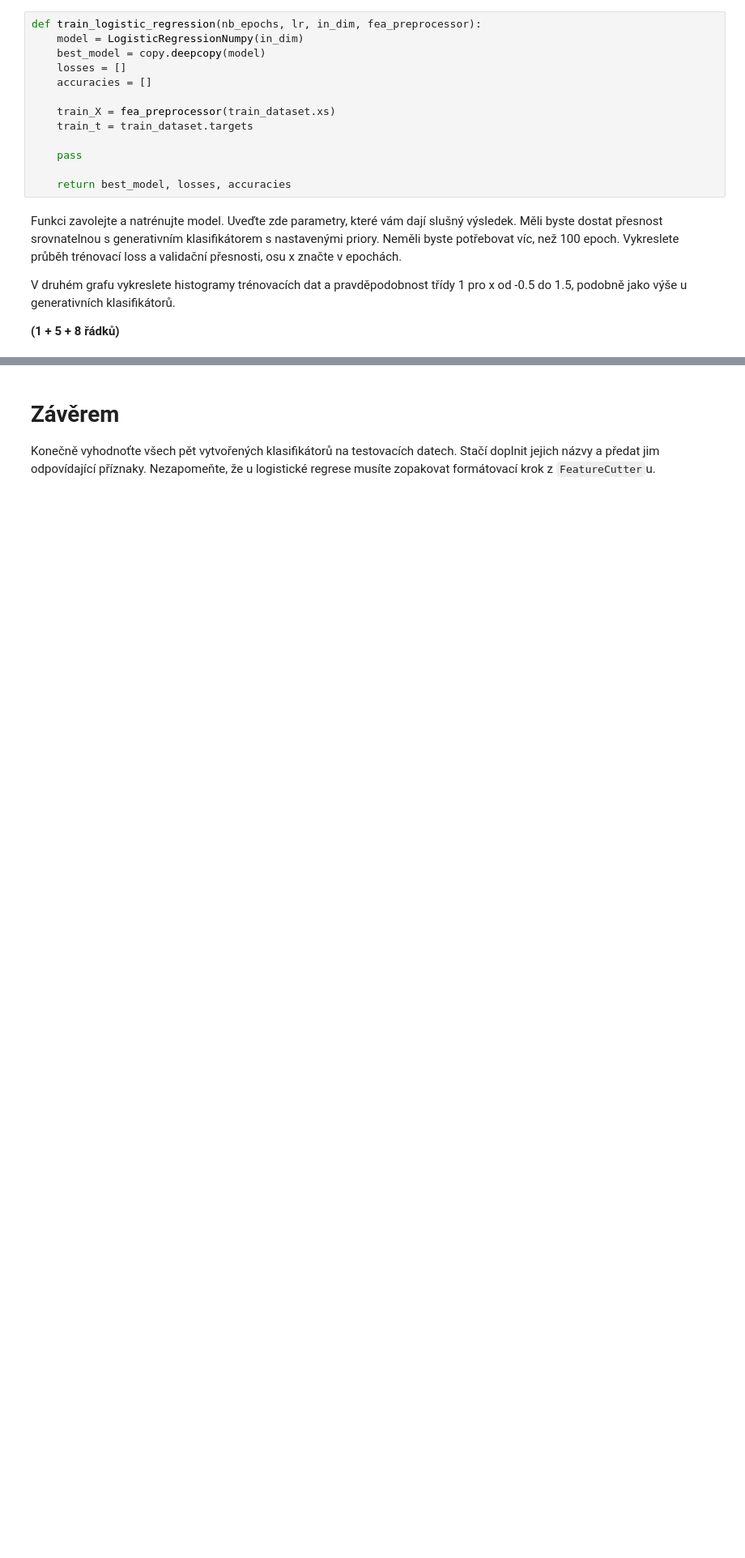
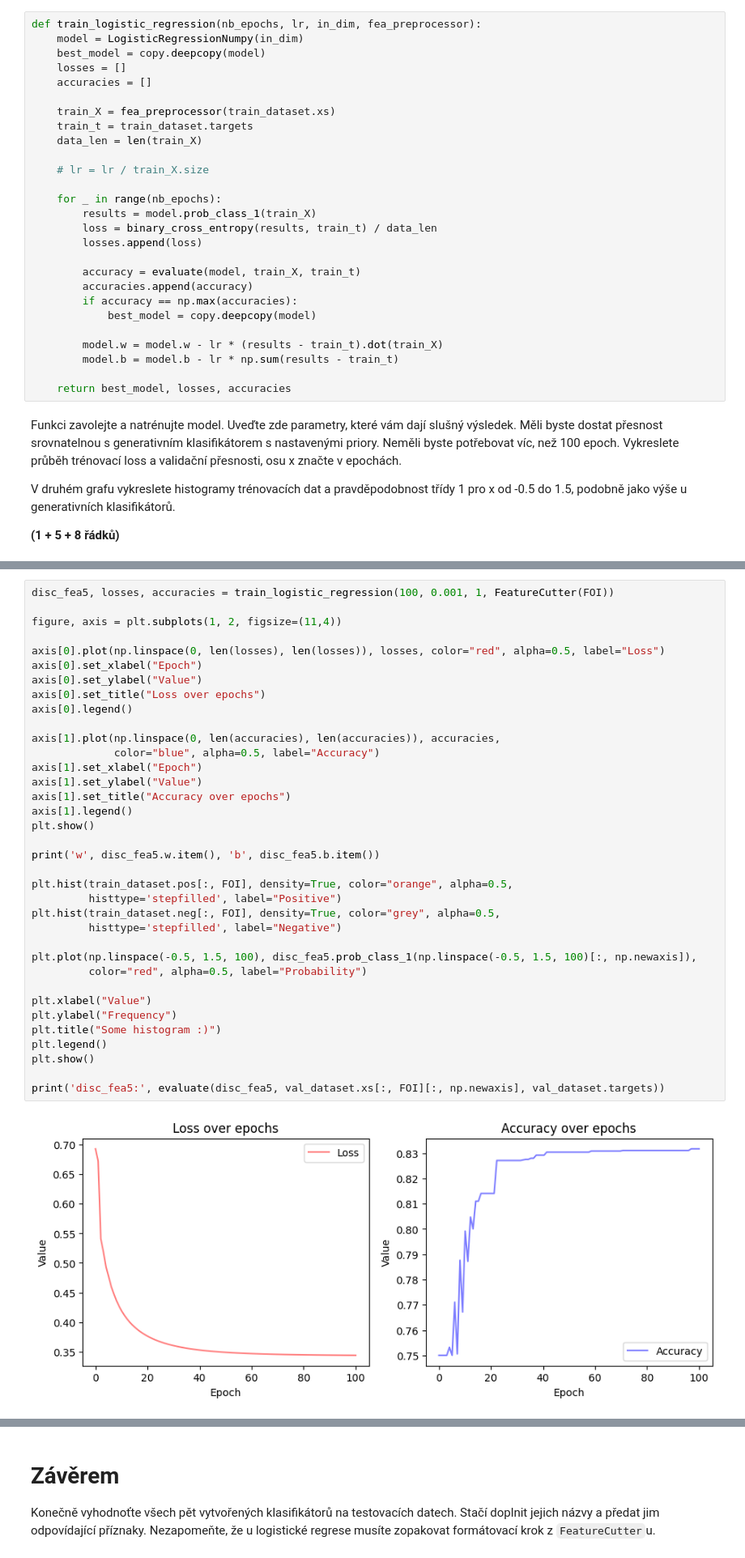
Before and after one commit to Svormen/jupyter_notebook, a Jupyter notebook: zadani.ipynb, the cells around one changed output, grey strips where cells are left out. Shown at 81% size. Cells and saved outputs as stored; diff of their text form; blank space fills up the shorter version.

Commit message:
Logistic regresion - all done

```diff
--- a/zadani.ipynb
+++ b/zadani.ipynb
@@ -277,8 +289,22 @@ def train_logistic_regression(nb_epochs, lr, in_dim, fea_preprocessor):
 
     train_X = fea_preprocessor(train_dataset.xs)
     train_t = train_dataset.targets
+    data_len = len(train_X)
 
-    pass
+    # lr = lr / train_X.size
+
+    for _ in range(nb_epochs):
+        results = model.prob_class_1(train_X)
+        loss = binary_cross_entropy(results, train_t) / data_len
+        losses.append(loss)
+
+        accuracy = evaluate(model, train_X, train_t)
+        accuracies.append(accuracy)
+        if accuracy == np.max(accuracies):
+            best_model = copy.deepcopy(model)
+
+        model.w = model.w - lr * (results - train_t).dot(train_X)
+        model.b = model.b - lr * np.sum(results - train_t)
 
     return best_model, losses, accuracies
 # %% [markdown]
@@ -303,0 +320,38 @@ TypeError: cannot unpack non-iterable NoneType object
+# %%
+disc_fea5, losses, accuracies = train_logistic_regression(100, 0.001, 1, FeatureCutter(FOI))
+
+figure, axis = plt.subplots(1, 2, figsize=(11,4))
+
+axis[0].plot(np.linspace(0, len(losses), len(losses)), losses, color="red", alpha=0.5, label="Loss")
+axis[0].set_xlabel("Epoch")
+axis[0].set_ylabel("Value")
+axis[0].set_title("Loss over epochs")
+axis[0].legend()
+
+axis[1].plot(np.linspace(0, len(accuracies), len(accuracies)), accuracies,
+             color="blue", alpha=0.5, label="Accuracy")
+axis[1].set_xlabel("Epoch")
+axis[1].set_ylabel("Value")
+axis[1].set_title("Accuracy over epochs")
+axis[1].legend()
+plt.show()
+
+print('w', disc_fea5.w.item(), 'b', disc_fea5.b.item())
+
+plt.hist(train_dataset.pos[:, FOI], density=True, color="orange", alpha=0.5,
+         histtype='stepfilled', label="Positive")
+plt.hist(train_dataset.neg[:, FOI], density=True, color="grey", alpha=0.5,
+         histtype='stepfilled', label="Negative")
+
+plt.plot(np.linspace(-0.5, 1.5, 100), disc_fea5.prob_class_1(np.linspace(-0.5, 1.5, 100)[:, np.newaxis]),
+         color="red", alpha=0.5, label="Probability")
+
+plt.xlabel("Value")
+plt.ylabel("Frequency")
+plt.title("Some histogram :)")
+plt.legend()
+plt.show()
+
+print('disc_fea5:', evaluate(disc_fea5, val_dataset.xs[:, FOI][:, np.newaxis], val_dataset.targets))
+# %% [output]
+[figure, added]
```
Also changed, not shown: parts of 12 cells of this notebook.
